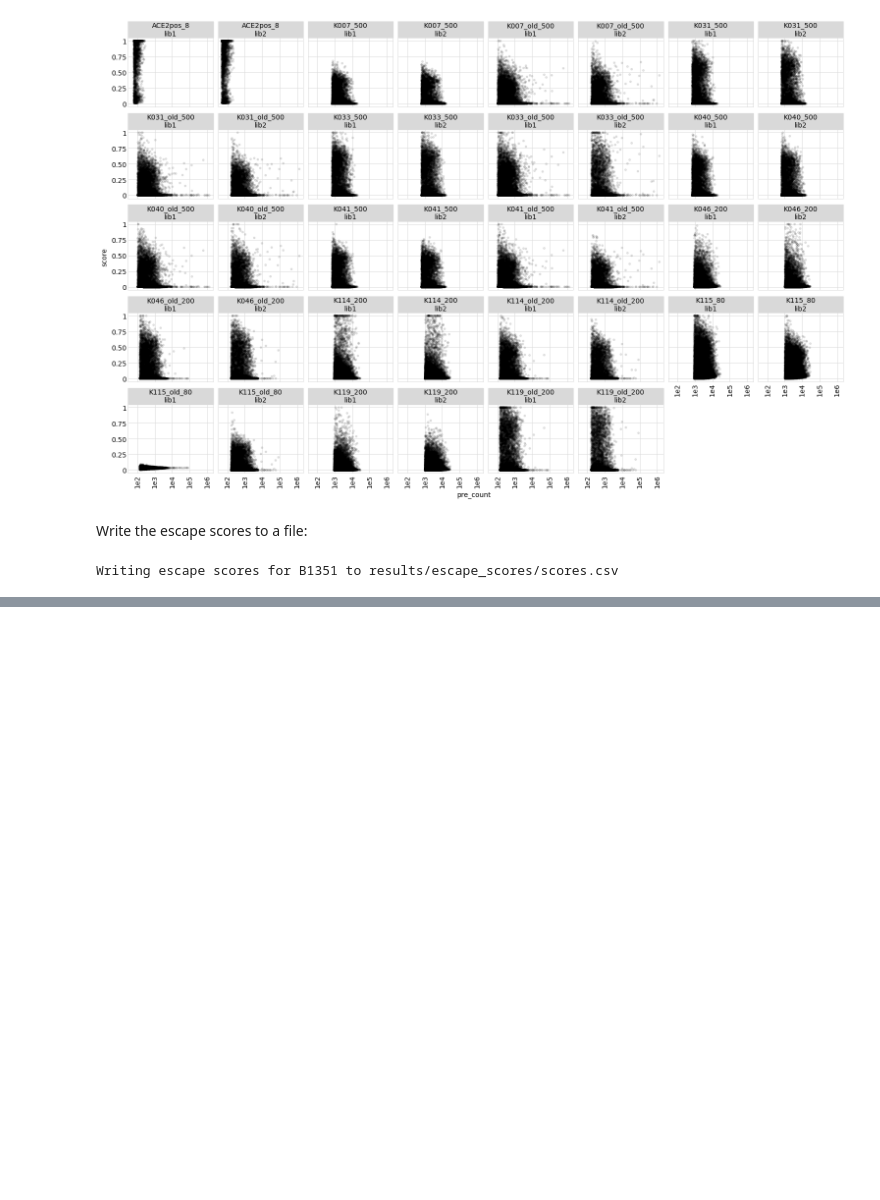
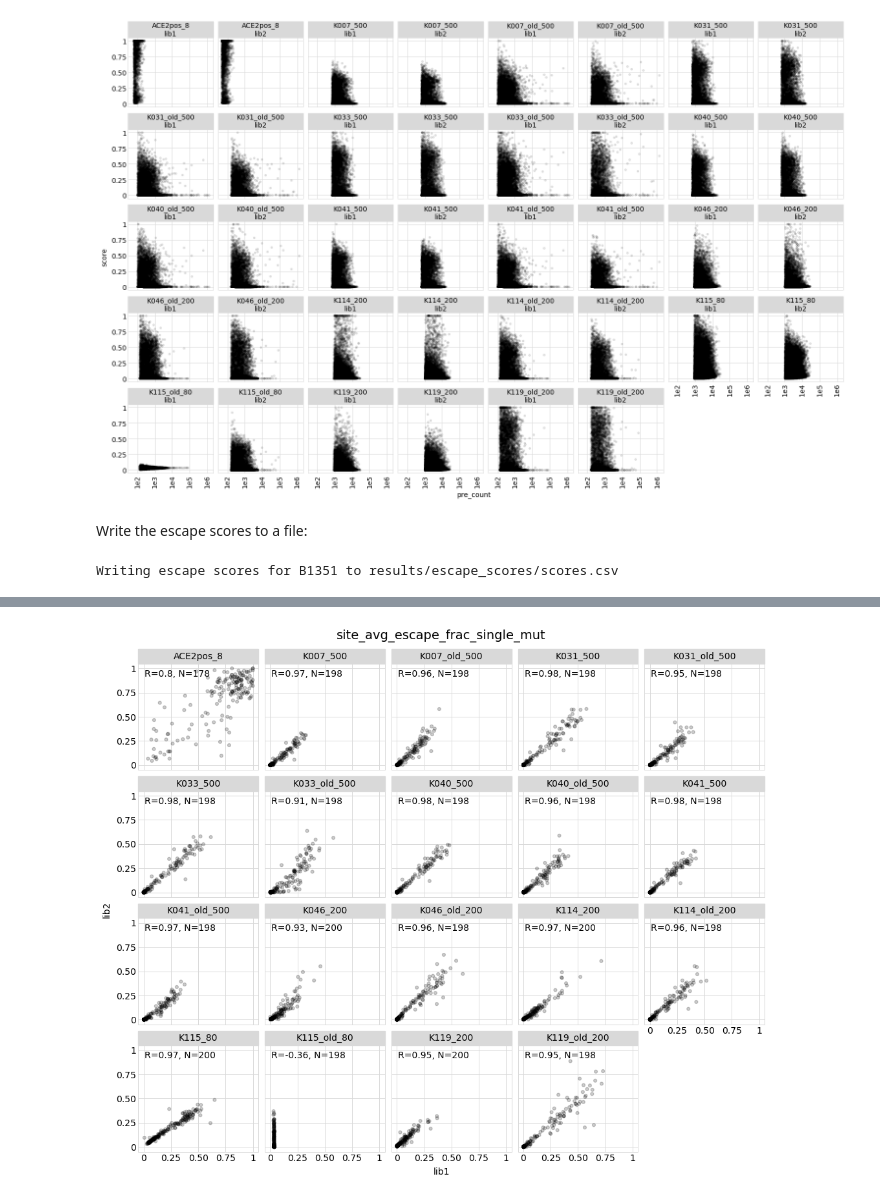
Before and after one commit to jbloomlab/SARS-CoV-2-RBD_B.1.351, a Jupyter notebook: counts_to_scores.ipynb, the cells around one changed output, grey strips where cells are left out. Drawn from its saved outputs; the diff is of its cells as text; code cells hidden in the pictures; blank space fills up the shorter version.

```diff
--- a/counts_to_scores.ipynb
+++ b/counts_to_scores.ipynb
@@ -712,0 +942,13 @@ Writing escape scores for B1351 to results/escape_scores/scores.csv
+# %%
+site_effects_df = (
+    effects_df
+    .groupby(['selection', 'library', 'site'])
+    .aggregate(
+        site_avg_escape_frac_single_mut=pd.NamedAgg('mut_escape_frac_single_mut',
+                                                    lambda s: s.mean(skipna=True)),
+        site_total_escape_frac_single_mut=pd.NamedAgg('mut_escape_frac_single_mut', 'sum'),
+        )
+    .reset_index()
+    )
+
+display(HTML(site_effects_df.head().to_html(index=False)))
@@ -712,0 +964,69 @@ Writing escape scores for B1351 to results/escape_scores/scores.csv
+# %%
+libraries = [lib for lib in effects_df['library'].unique() if lib != "average"]
+assert len(libraries) == 2, 'plot only makes sense if 2 libraries'
+
+for val in ['site_avg_escape_frac_single_mut', 'site_total_escape_frac_single_mut']:
+
+    # wide data frame with each library's score in a different column
+    site_effects_df_wide = (
+        site_effects_df
+        .query('library != "average"')
+        # just get selections with 2 libraries
+        .assign(nlibs=lambda x: x.groupby('selection')['library'].transform('nunique'))
+        .query('nlibs == 2')
+        # now make columns for each library, only keep sites with scores for both libs
+        .pivot_table(index=['selection', 'site'],
+                     columns='library',
+                     values=val)
+        .reset_index()
+        .dropna(axis=0)
+        )
+
+    # correlations between libraries
+    corrs = (
+        site_effects_df_wide
+        .groupby('selection')
+        [libraries]
+        .corr(method='pearson')
+        .reset_index()
+        .query('library == @libraries[0]')
+        .assign(correlation=lambda x: 'R=' + x[libraries[1]].round(2).astype(str))
+        [['selection', 'correlation']]
+        # add number of mutations measured
+        .merge(site_effects_df_wide
+               .groupby('selection')
+               .size()
+               .rename('n')
+               .reset_index()
+               )
+        .assign(correlation=lambda x: x['correlation'] + ', N=' + x['n'].astype(str))
+        )
+
+    # plot correlations
+    nfacets = site_effects_df_wide['selection'].nunique()
+    ncol = min(nfacets, 5)
+    nrow = math.ceil(nfacets / ncol)
+    xmin = site_effects_df_wide[libraries[0]].min()
+    xspan = site_effects_df_wide[libraries[0]].max() - xmin
+    ymin = site_effects_df_wide[libraries[1]].min()
+    yspan = site_effects_df_wide[libraries[1]].max() - ymin
+    p = (ggplot(site_effects_df_wide) +
+         aes(libraries[0], libraries[1]) +
+         geom_point(alpha=0.2) +
+         geom_text(mapping=aes(label='correlation'),
+                   data=corrs,
+                   x=0.01 * xspan + xmin,
+                   y=0.99 * yspan + ymin,
+                   size=10,
+                   ha='left',
+                   va='top',
+                   ) +
+         facet_wrap('~ selection', ncol=ncol) +
+         theme(figure_size=(2.5 * ncol, 2.5 * nrow),
+               plot_title=element_text(size=14)) +
+         ggtitle(val)
+         )
+
+    _ = p.draw()
+# %% [output]
+[figure, added]
```
Also changed, not shown: parts of 20 cells of this notebook, 31 other files.
